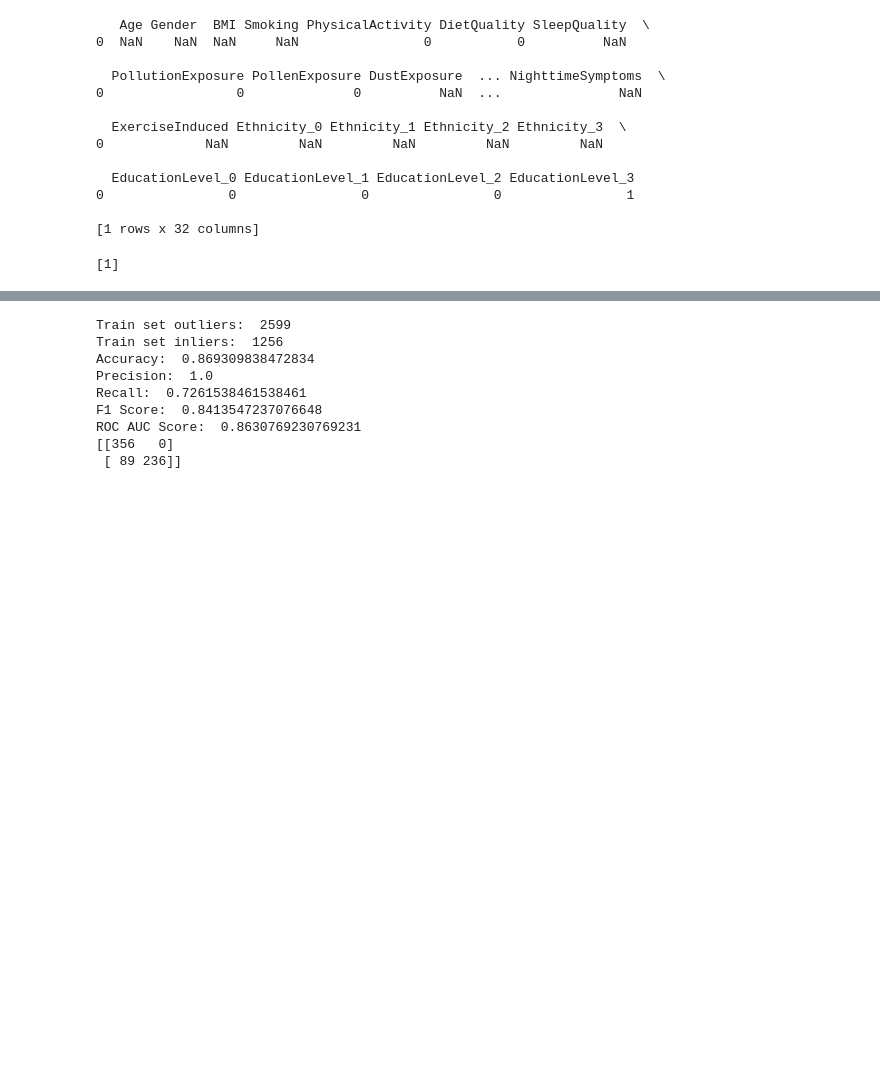
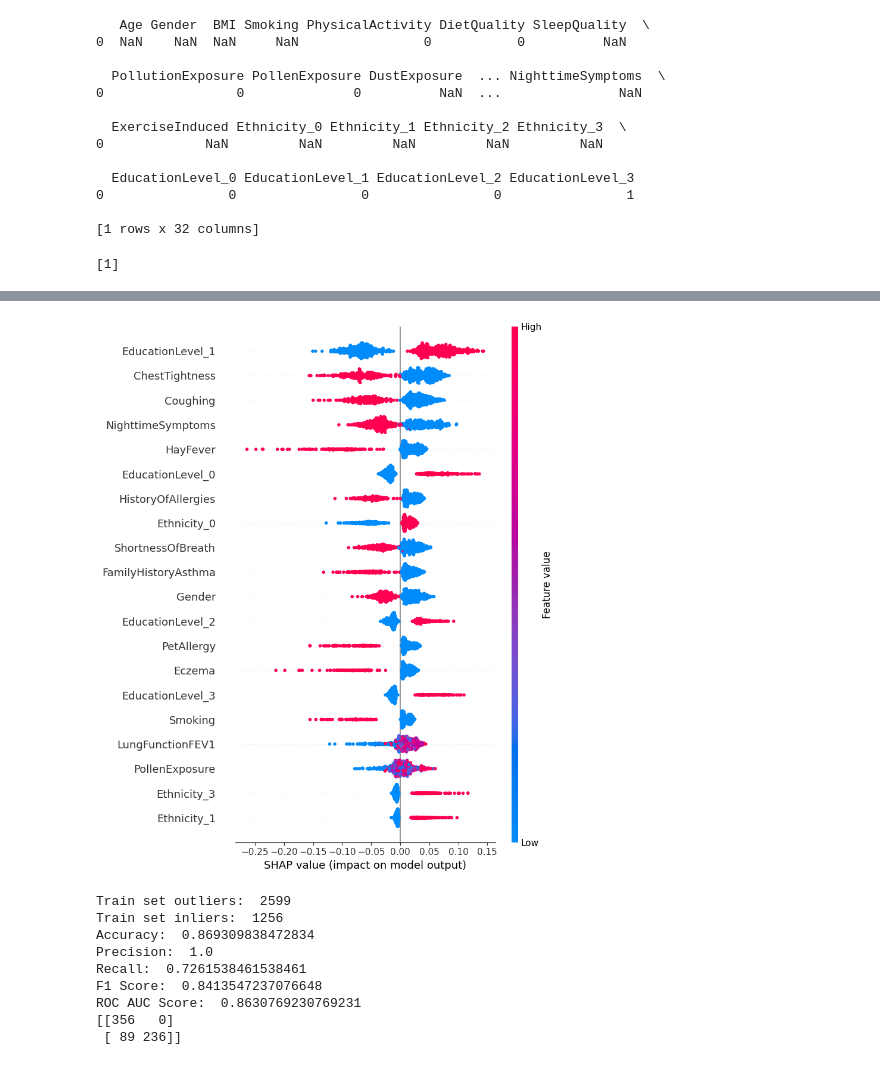
Before and after one commit to rcht/asthma-detection-ml, a Jupyter notebook: main.ipynb, the cells around one changed output, grey strips where cells are left out. Saved outputs shown, nothing was run; the diff lists cells and outputs as text; code cells hidden in the pictures; blank space fills up the shorter version.

Commit message:
shap

```diff
--- a/main.ipynb
+++ b/main.ipynb
@@ -610,3 +636,35 @@ for i in range(1):
+# %%
+import shap
+from sklearn.ensemble import RandomForestClassifier
+
+# Assuming you have a trained model and dataset
+# model: your trained model
+# X_train: your training features
+# X_test: your test features
+
+# Create SHAP explainer
+model=RandomForestClassifier(random_state=20)
+X_train_new= X_train.astype({col: 'float64' for col in X_train.select_dtypes(include=['bool']).columns})
+X_test_new = X_test_new.apply(pd.to_numeric, errors='coerce')
+
+model.fit(X_train_new, y_train)
+# print(X_train_new.dtypes)
+explainer = shap.Explainer(model, X_train_new)
+X_test_new= X_test.astype({col: 'float64' for col in X_test.select_dtypes(include=['bool']).columns})
+X_test_new = X_test_new.apply(pd.to_numeric, errors='coerce')
+# Compute SHAP values for the test set
+shap_values = explainer(X_test_new)
+# print(shap_values)
+shap_values_1=shap_values[:,:,1]
+shap_values_2=shap_values[:,:,0]
+# Plot SHAP summary for global feature importance
+shap.summary_plot(shap_values_1 ,X_test_new)
+
+# Visualize SHAP values for a single prediction
+sample_index = 0  # Replace with the index of the sample you want to explain
+# shap.plots.waterfall(shap_values_1[sample_index])
+# %% [output]
+[figure, added]
 # %%
 from sklearn.ensemble import IsolationForest
 import pickle as pk
```
Also changed, not shown: parts of 3 cells of this notebook, 1 other file.
